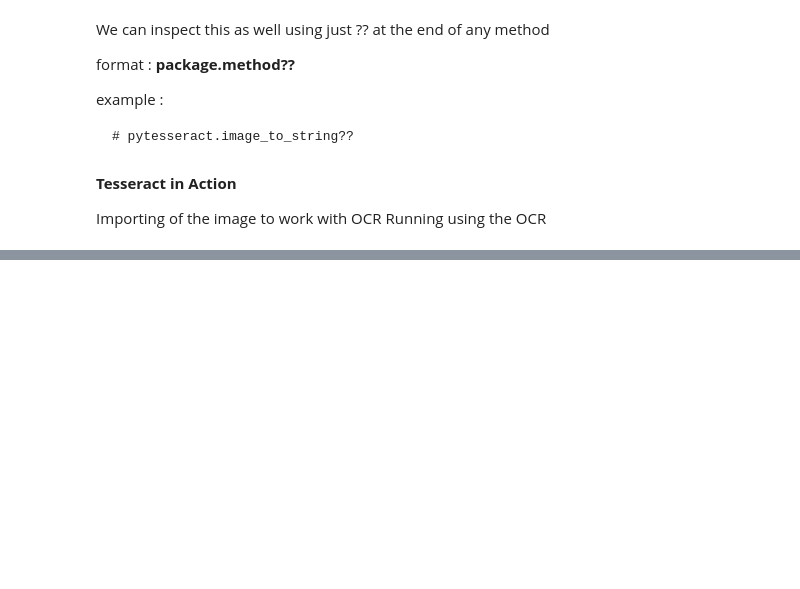
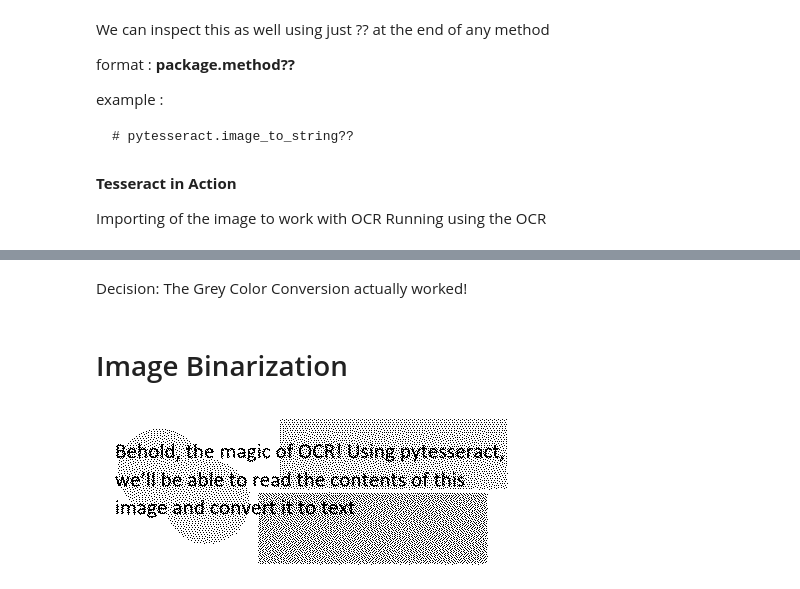
Before and after one commit to arafMustavi/python, a Jupyter notebook: pyTessaract.ipynb, the cells around one changed output, grey strips where cells are left out. Drawn from its saved outputs; the diff is of its cells as text; code cells hidden in the pictures; blank space fills up the shorter version.

```diff
--- a/pyTessaract.ipynb
+++ b/pyTessaract.ipynb
@@ -63,0 +187,13 @@ I followed this [medium](https://medium.com/@bhadreshpsavani/how-to-use-tesserac
+# %% [markdown]
+Decision: The Grey Color Conversion actually worked!
+# %% [markdown]
+# Image Binarization
+# %%
+imgBinary = Image.open("Noisy Text.png").convert('1')
+imgBinary.save("Binary_noise.png")
+display(imgBinary)
+
+#textGrey = pytesseract.image_to_string(imgGrayScale)
+#print(textGrey)
+# %% [output]
+[figure, added]
```
Also changed, not shown: parts of 17 cells of this notebook.
